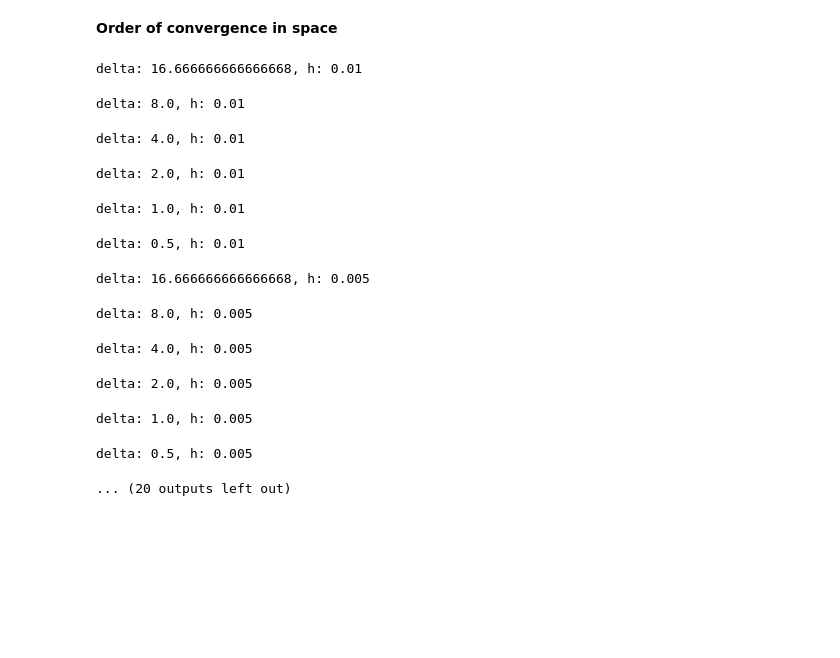
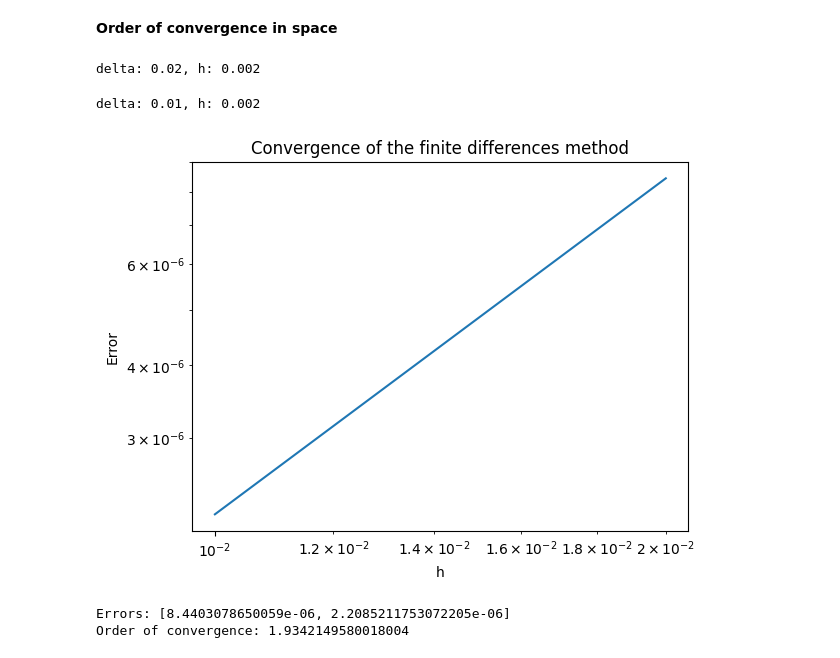
Before and after one commit to pachyvictor/mc_options_project, a Jupyter notebook: finitedifferences.ipynb, the cells around one changed output. Drawn from its saved outputs; the diff is of its cells as text; code cells hidden in the pictures; blank space fills up the shorter version.

```diff
--- a/finitedifferences.ipynb
+++ b/finitedifferences.ipynb
@@ -134,56 +121,42 @@ Order of convergence: 0.9663011504824442
 # %% [markdown]
 **Order of convergence in space**
 # %%
-def cv(m):
-    K = 100
-    s = 0.2
-    r = 0.05
-    T = 1
-    # m = 100
-    alpha = 0
-    beta = 200
+K = 1
+s = 0.2
+r = 0.05
+T = 1
+m = 500
+alpha = 0
+beta = 3
 
-    wanted_x = 100
+wanted_x = 1
 
-    delta_values = [16, 8, 4, 2, 1, 0.5]
+delta_values = [0.02, 0.01]
 
-    solutions = []
-    errors = []
+solutions = []
+errors = []
 
-    for delta in delta_values:
-        l = int((beta - alpha)/delta) - 1
-        grid, sol = finite_differences(K, s, r, T, m, l, alpha, beta, 1)
-        analytical_sol = analytical(K, s, r, T, grid)
-        solutions.append(sol)
-        errors.append(np.sqrt(np.sum((sol - analytical_sol)**2))*delta)
+for delta in delta_values:
+    l = int((beta - alpha)/delta) - 1
+    grid, sol = finite_differences(K, s, r, T, m, l, alpha, beta, 1)
+    analytical_sol = analytical(K, s, r, T, grid)
+    solutions.append(sol)
+    errors.append(np.sqrt(np.sum((sol - analytical_sol)**2))*delta)
 
-    cv_order = np.log(errors[-1]/errors[-2])/np.log(delta_values[-1]/delta_values[-2])
+cv_order = np.log(errors[-1]/errors[-2])/np.log(delta_values[-1]/delta_values[-2])
 
-    # plt.plot([delta for delta in delta_values], errors)
-    # plt.title('Convergence of the finite differences method')
-    # plt.xlabel('h')
-    # plt.ylabel('Error')
-    # plt.xscale('log')
-    # plt.yscale('log')
-    # plt.show()
-    # print('Errors:', errors)
-    # print('Order of convergence:', cv_order)
-    return cv_order
-
-m_values = [100, 200, 400, 800, 1600]
-cv_orders = [cv(m) for m in m_values]
-plt.plot(m_values, cv_orders)
+plt.plot([delta for delta in delta_values], errors)
+plt.title('Convergence of the finite differences method')
+plt.xlabel('h')
+plt.ylabel('Error')
+plt.xscale('log')
+plt.yscale('log')
+plt.show()
+print('Errors:', errors)
+print('Order of convergence:', cv_order)
 # %% [output]
-delta: 16.666666666666668, h: 0.01
+delta: 0.02, h: 0.002
-delta: 8.0, h: 0.01
+delta: 0.01, h: 0.002
+[figure, added]
-delta: 4.0, h: 0.01
+Errors: [8.4403078650059e-06, 2.2085211753072205e-06]
+Order of convergence: 1.9342149580018004
-delta: 2.0, h: 0.01
-delta: 1.0, h: 0.01
-delta: 0.5, h: 0.01
-delta: 16.666666666666668, h: 0.005
-delta: 8.0, h: 0.005
-delta: 4.0, h: 0.005
-delta: 2.0, h: 0.005
-delta: 1.0, h: 0.005
-delta: 0.5, h: 0.005
-... (20 outputs left out)
```
Also changed, not shown: parts of 3 cells of this notebook, 1 other file.
